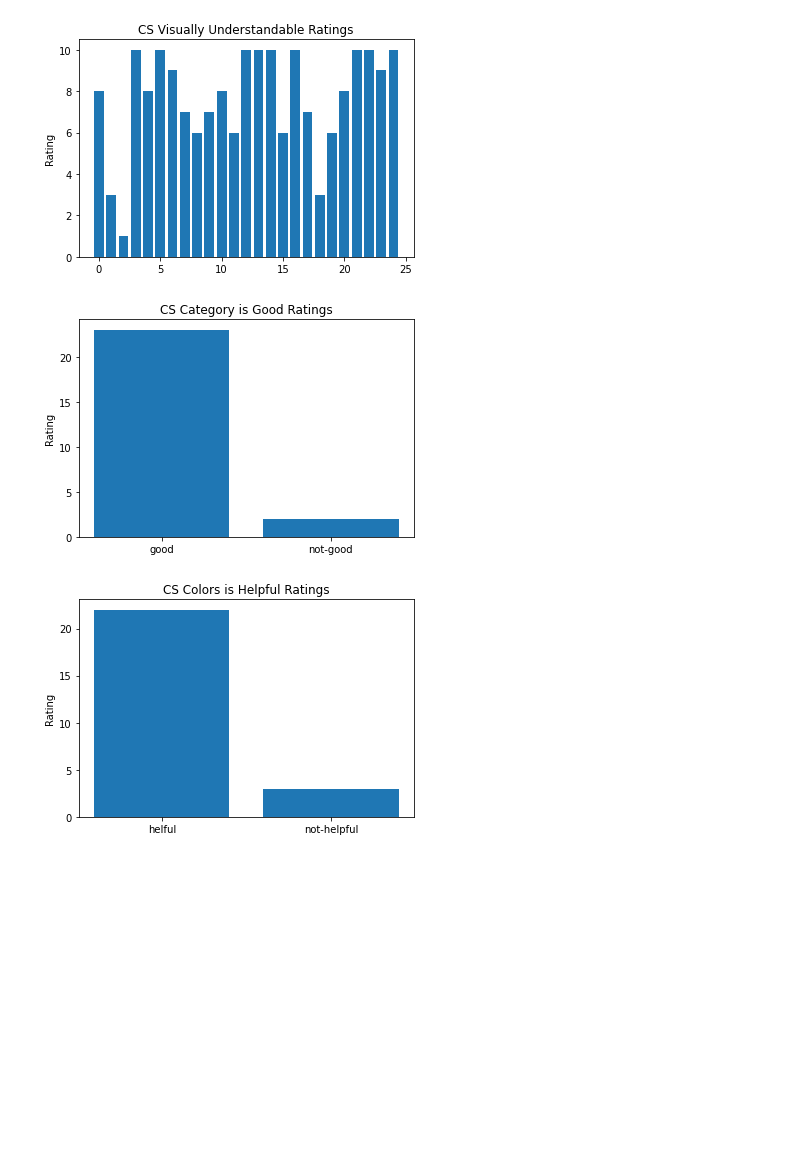
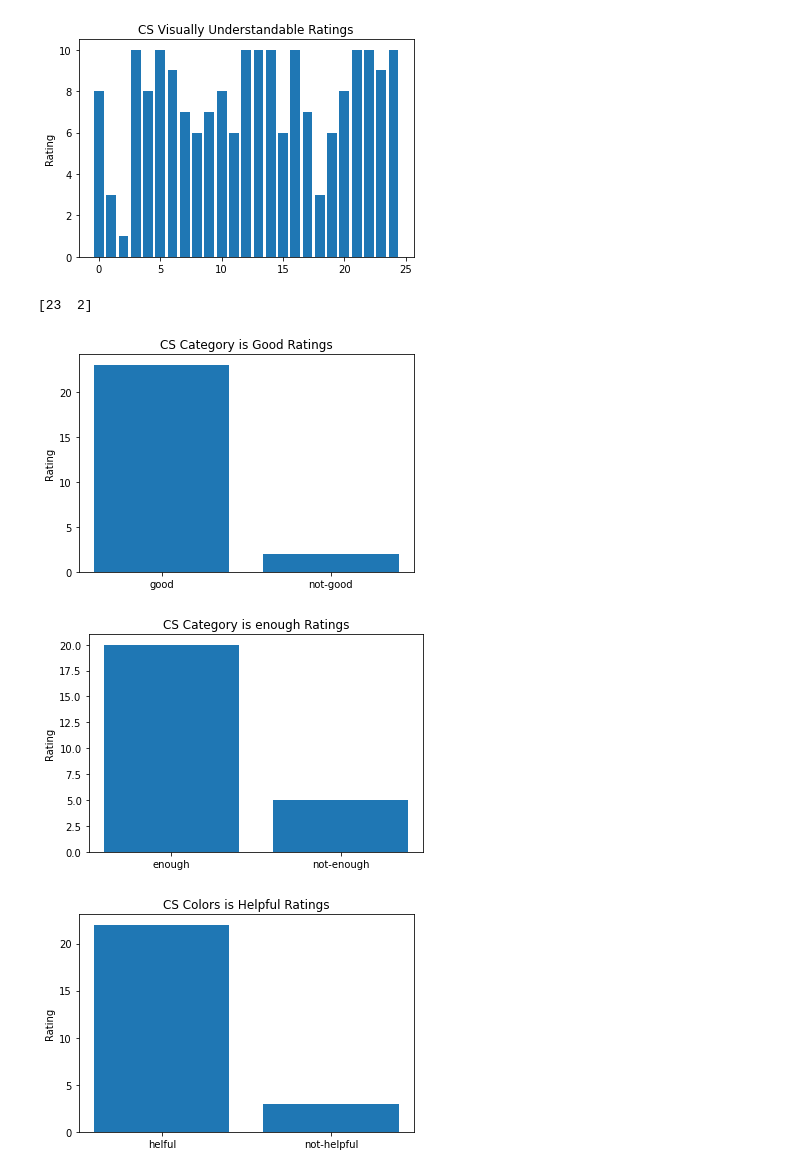
Before and after one commit to AlexW00/ns-auswertung, a Jupyter notebook: evaluation.ipynb, the cells around one changed output. Cells and saved outputs as stored; diff of their text form; code cells hidden in the pictures; blank space fills up the shorter version.

```diff
--- a/evaluation.ipynb
+++ b/evaluation.ipynb
@@ -8,13 +8,18 @@ import matplotlib.pyplot as plt
 csv_files = [f for f in os.listdir('data') if f.endswith('.csv')]
 total_data = pd.DataFrame()
 
+csv_ground_truth = pd.read_csv('ground_truth/bm25_cut_10_score_descr_EXTENDED.csv')
+
 for file in csv_files:
     data = pd.read_csv('data/' + file, index_col=0)
     total_data = total_data.append(data)
 
 cs_sinppets = total_data.filter(regex='^CS_S_.*')
+snippets_ground_truths = csv_ground_truth[["new_snippet_id", "score_descr_mapped10"]]
 no_cs_sinppets = total_data.filter(regex='^S_.*')
 cs_credibility_helpful_ratings = total_data['postTsk_CREDISCORE_CREDIBILITY_HELPFUL']
 cs_visually_understandable_ratings = total_data['postTsk_CREDISCORE_VISUALLY_UNDERSTANDABLE']
 cs_category_is_good_ratings = total_data['postTsk_CREDISCORE_IS_CATEGORY_GOOD']
+cs_category_is_enough_ratings = total_data['postTsk_CREDISCORE_IS_CATEGORIES_ENOUGH']
 cs_color_is_helpful_ratings = total_data['postTsk_CREDISCORE_IS_COLOR_HELPFUL']
+print(snippets_ground_truths)
@@ -21,34 +41,42 @@ cs_color_is_helpful_ratings = total_data['postTsk_CREDISCORE_IS_COLOR_HELPFUL']
 # %%
 x_axis = list(range(len(cs_credibility_helpful_ratings)))
 
 plt.figure()
 plt.bar(x_axis, cs_credibility_helpful_ratings)
 plt.title('CS Credibility Helpful Ratings')
 plt.ylabel('Rating')
 plt.show()
 
 plt.figure()
 plt.bar(x_axis, cs_visually_understandable_ratings)
 plt.title('CS Visually Understandable Ratings')
 plt.ylabel('Rating')
 plt.show()
 
 plt.figure()
 plt.bar(["good", "not-good"], cs_category_is_good_ratings.value_counts().values)
 plt.title('CS Category is Good Ratings')
 plt.ylabel('Rating')
 plt.show()
 
 plt.figure()
+plt.bar(["enough", "not-enough"], cs_category_is_enough_ratings.value_counts().values)
+plt.title('CS Category is enough Ratings')
+plt.ylabel('Rating')
+plt.show()
+
+plt.figure()
 plt.bar(["helful", "not-helpful"], cs_color_is_helpful_ratings.value_counts().values)
 plt.title('CS Colors is Helpful Ratings')
 plt.ylabel('Rating')
 plt.show()
 # %% [output]
 [figure]
 [figure]
+[23  2]
 [figure]
-[figure, old version]
+[figure, new version]
+[figure, added]
 # %%
 # average each column of cs_snippets
 cs_snippets_means = cs_sinppets.mean()
```
Also changed, not shown: parts of 2 cells of this notebook, 1 other file.
